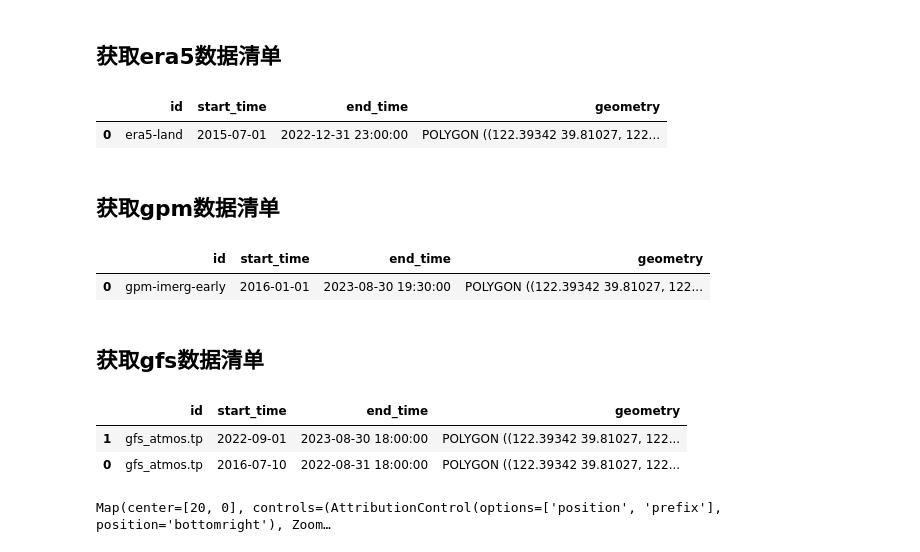
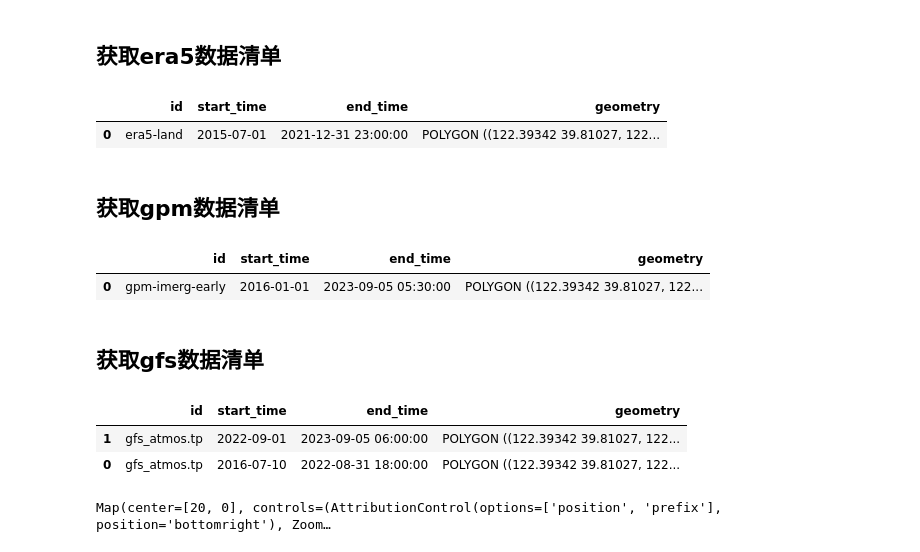
Before and after one commit to zjf014/hydro-opendata, a Jupyter notebook: docs/modules/stac.ipynb, the cells around one changed output. Drawn from its saved outputs; the diff is of its cells as text; code cells hidden in the pictures.

```diff
--- a/docs/modules/stac.ipynb
+++ b/docs/modules/stac.ipynb
@@ -5,6 +5,6 @@ from hydro_opendata.stac.minio import Era5_land, GPM_IMERG_Early, GFS_atmos
 import geopandas as gpd
 # %%
-aoi = gpd.read_file('test.geojson')
+aoi = gpd.read_file('basin.geojson')
 aoi
 # %% [output]
 |  | id | geometry |
@@ -12,30 +12,30 @@ aoi
 # %% [markdown]
 ## 获取era5数据清单
 # %%
-era5 = Era5_land()
+era5 = ERA5LCatalog()
 e = era5.search(aoi=aoi)
 e
 # %% [output]
 |  | id | start_time | end_time | geometry |
-| 0 | era5-land | 2015-07-01 | 2022-12-31 23:00:00 | POLYGON ((122.39342 39.81027, 122... |
+| 0 | era5-land | 2015-07-01 | 2021-12-31 23:00:00 | POLYGON ((122.39342 39.81027, 122... |
 # %% [markdown]
 ## 获取gpm数据清单
 # %%
-gpm = GPM_IMERG_Early()
+gpm = GPMCatalog()
 g = gpm.search(aoi=aoi)
 g
 # %% [output]
 |  | id | start_time | end_time | geometry |
-| 0 | gpm-imerg-early | 2016-01-01 | 2023-08-30 19:30:00 | POLYGON ((122.39342 39.81027, 122... |
+| 0 | gpm-imerg-early | 2016-01-01 | 2023-09-05 05:30:00 | POLYGON ((122.39342 39.81027, 122... |
 # %% [markdown]
 ## 获取gfs数据清单
 # %%
-gfs = GFS_atmos('tp')
+gfs = GFSCatalog('tp')
 f = gfs.search(aoi=aoi)
 f
 # %% [output]
 |  | id | start_time | end_time | geometry |
-| 1 | gfs_atmos.tp | 2022-09-01 | 2023-08-30 18:00:00 | POLYGON ((122.39342 39.81027, 122... |
+| 1 | gfs_atmos.tp | 2022-09-01 | 2023-09-05 06:00:00 | POLYGON ((122.39342 39.81027, 122... |
 | 0 | gfs_atmos.tp | 2016-07-10 | 2022-08-31 18:00:00 | POLYGON ((122.39342 39.81027, 122... |
 # %%
 from leafmap import Map
```
Also changed, not shown: parts of 1 cell of this notebook, 5 other files.
